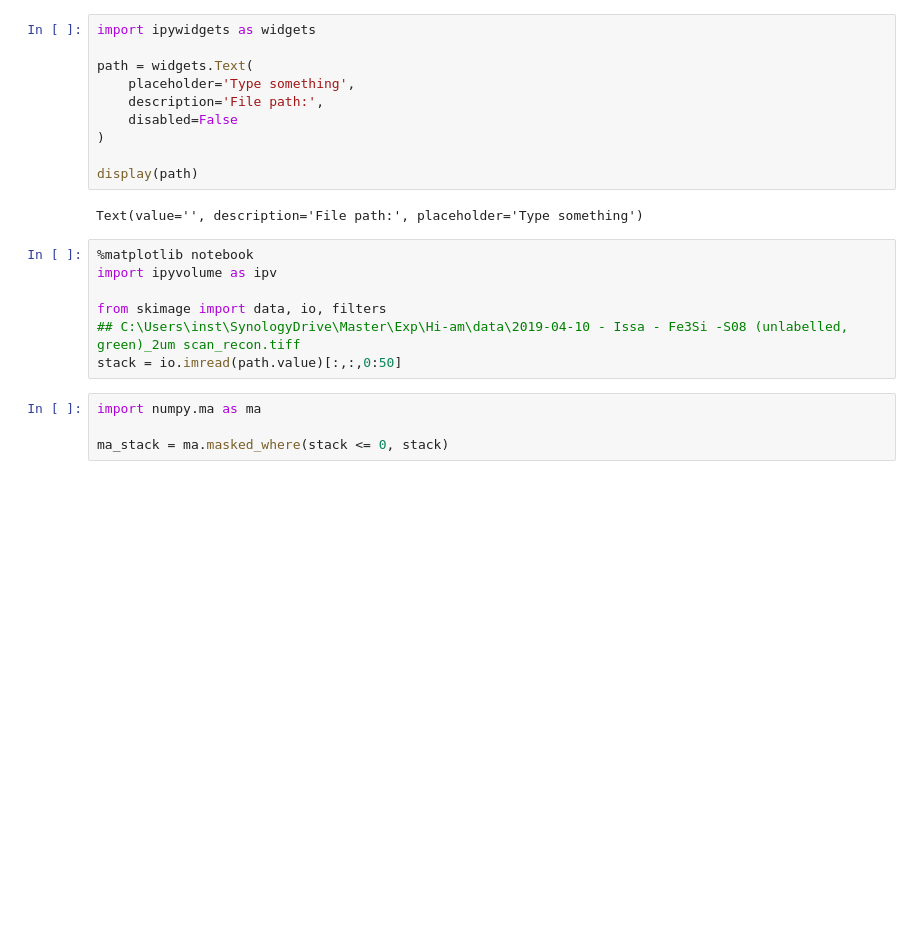
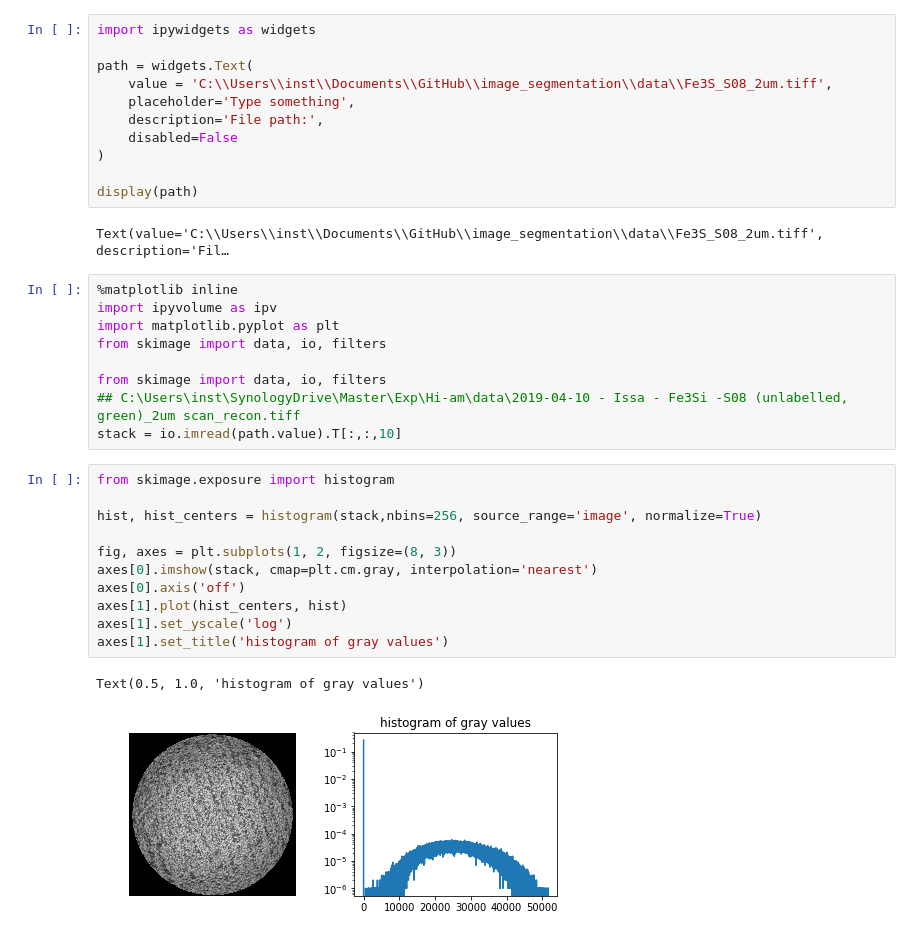
Before and after one commit to rockandsalt/image_segmentation, a Jupyter notebook: image_segmentation.ipynb, the cells around one changed output. Cells and saved outputs as stored; diff of their text form; blank space fills up the shorter version.

```diff
--- a/image_segmentation.ipynb
+++ b/image_segmentation.ipynb
@@ -2,6 +2,7 @@
 import ipywidgets as widgets
 
 path = widgets.Text(
+    value = 'C:\\Users\\inst\\Documents\\GitHub\\image_segmentation\\data\\Fe3S_S08_2um.tiff',
     placeholder='Type something',
     description='File path:',
     disabled=False
@@ -9,15 +10,27 @@ path = widgets.Text(
 
 display(path)
 # %% [output]
-Text(value='', description='File path:', placeholder='Type something')
+Text(value='C:\\Users\\inst\\Documents\\GitHub\\image_segmentation\\data\\Fe3S_S08_2um.tiff', description='Fil…
 # %%
-%matplotlib notebook
+%matplotlib inline
 import ipyvolume as ipv
+import matplotlib.pyplot as plt
+from skimage import data, io, filters
 
 from skimage import data, io, filters
 ## C:\Users\inst\SynologyDrive\Master\Exp\Hi-am\data\2019-04-10 - Issa - Fe3Si -S08 (unlabelled, green)_2um scan_recon.tiff
-stack = io.imread(path.value)[:,:,0:50]
+stack = io.imread(path.value).T[:,:,10]
-# %%
-import numpy.ma as ma
-
-ma_stack = ma.masked_where(stack <= 0, stack)
+# %%
+from skimage.exposure import histogram
+
+hist, hist_centers = histogram(stack,nbins=256, source_range='image', normalize=True)
+
+fig, axes = plt.subplots(1, 2, figsize=(8, 3))
+axes[0].imshow(stack, cmap=plt.cm.gray, interpolation='nearest')
+axes[0].axis('off')
+axes[1].plot(hist_centers, hist)
+axes[1].set_yscale('log')
+axes[1].set_title('histogram of gray values')
+# %% [output]
+Text(0.5, 1.0, 'histogram of gray values')
+[figure, added]
```
Also changed, not shown: parts of 8 cells of this notebook.
